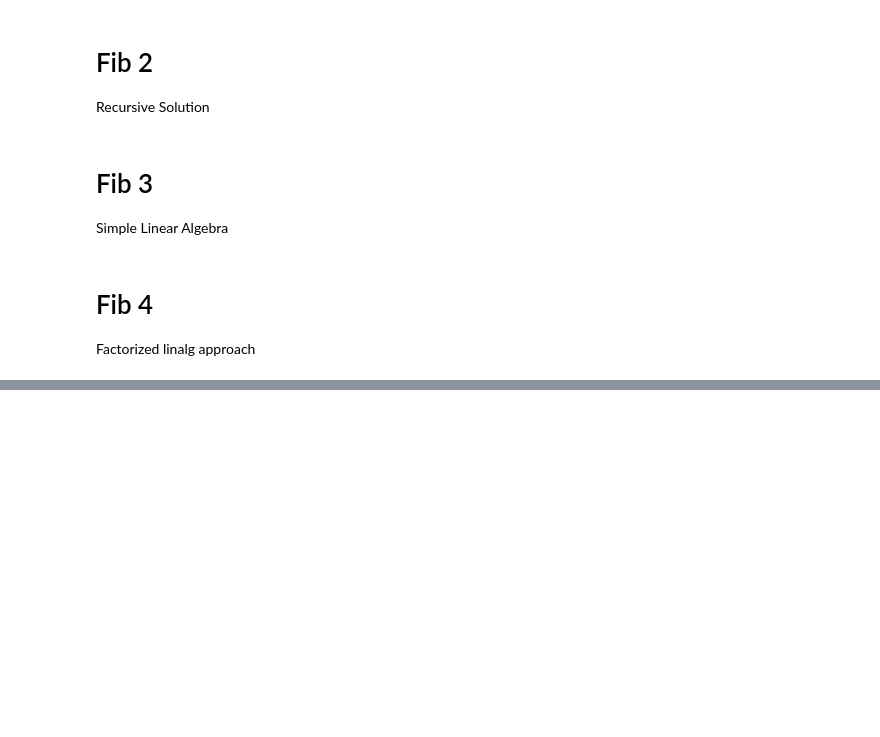
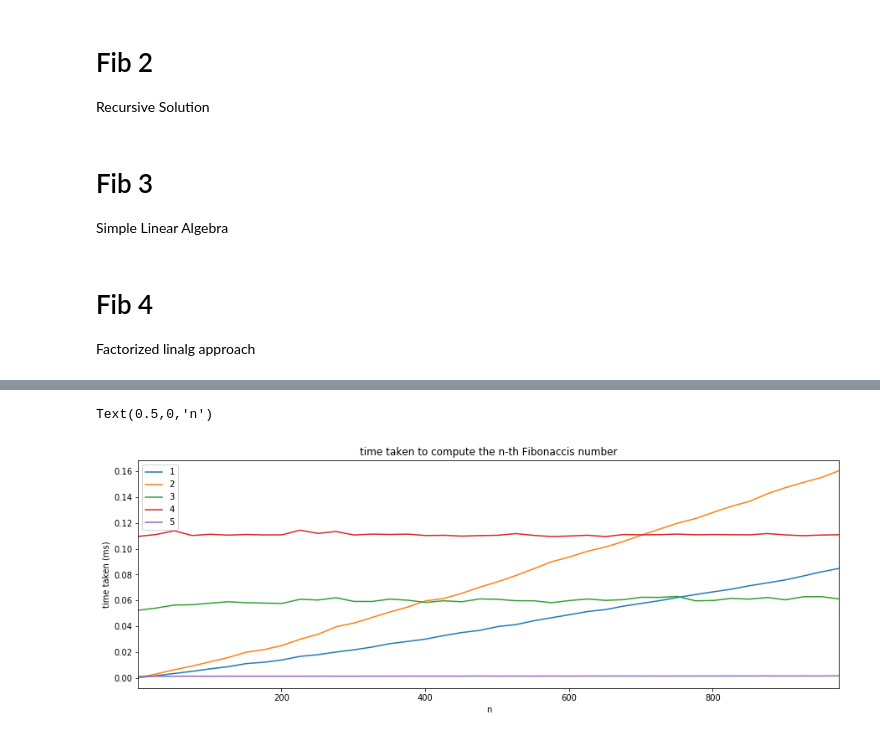
Before and after one commit to MaxVillaire/Magellan-HW, a Jupyter notebook: FibonacciTimer.ipynb, the cells around one changed output, grey strips where cells are left out. Drawn from its saved outputs; the diff is of its cells as text; code cells hidden in the pictures; blank space fills up the shorter version.

Commit message:
Updated Fibonacci Timer

```diff
--- a/FibonacciTimer.ipynb
+++ b/FibonacciTimer.ipynb
@@ -215,6 +202,7 @@ def fib_4(n):
 
 
     fib_matrix = np.matrix('1 1; 1 2.')
+    start = np.matrix('0 1.')
     D,V = np.linalg.eig(fib_matrix)
 
     # the eigen values are stored in a 1D array, super easy to make it a diagonal matrix if you want that
@@ -228 +219,16 @@ def fib_4(n):
+# %%
+'''
+In the face of adversity we perservere. In this case, we can still improve the efficiency by finding the formulaic solution.
+
+full disclosure: I'm learning this from the link:
+http://www.math.hawaii.edu/~pavel/fibonacci.pdf
+Which discusses kepler's obervation.
+'''
+# prepping the formula
+# NOTE: most of the timeit comparisons I've seen show the standard ** to be faster than any .pow function in a package
+# those functions are bad for efficiency, good for accuracy/flexibility (as far as I know)
+def fib_5(n):
+    Phi = (1+math.sqrt(5))/2
+    phi = (1-math.sqrt(5))/2
+    return (Phi**n-phi**n)/(math.sqrt(5))
 # %%
@@ -240,0 +244,29 @@ Testing the fib methods:
+# %%
+# http://mortada.net/fibonacci-numbers-in-python.html
+
+elapsed = {}
+elapsed[1] = {}
+elapsed[2] = {}
+elapsed[3] = {}
+elapsed[4] = {}
+elapsed[5] = {}
+
+for i in range(34):
+    result = %timeit -n 500 -q -o fib_1(i)
+    elapsed[1][i] = result.best
+    result = %timeit -n 500 -q -o fib_2(i)
+    elapsed[2][i] = result.best
+    result = %timeit -n 500 -q -o fib_3(i)
+    elapsed[3][i] = result.best
+    result = %timeit -n 500 -q -o fib_4(i)
+    elapsed[4][i] = result.best
+    result = %timeit -n 500 -q -o fib_5(i)
+    elapsed[5][i] = result.best
+# %%
+elapased_ms = pd.DataFrame(elapsed) * 1000
+elapased_ms.plot(title='time taken to compute the n-th Fibonaccis number')
+plt.ylabel('time taken (ms)')
+plt.xlabel('n')
+# %% [output]
+Text(0.5,0,'n')
+[figure, added]
```
Also changed, not shown: parts of 23 cells of this notebook, 1 other file.
